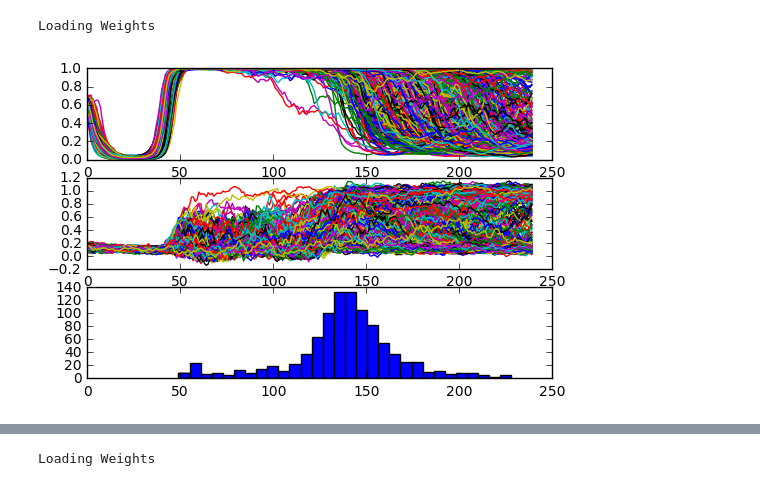
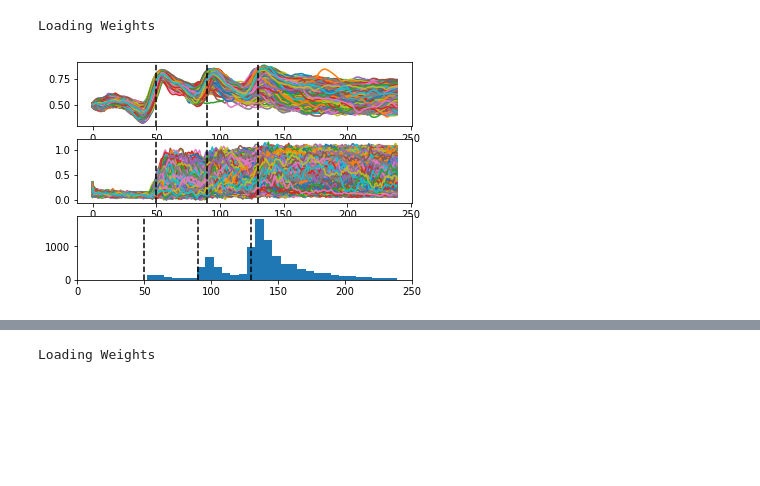
Before and after one commit to davidbrandfonbrener/sisyphus2, a Jupyter notebook: notebooks/color_matching_training_attention.ipynb, the cells around one changed output, grey strips where cells are left out. Saved outputs shown, nothing was run; the diff lists cells and outputs as text; code cells hidden in the pictures; blank space fills up the shorter version.

```diff
--- a/notebooks/color_matching_training_attention.ipynb
+++ b/notebooks/color_matching_training_attention.ipynb
@@ -75,9 +75,10 @@ display_step = 20
     cm_att_curr1 - with attention (400 ms stimuli epoch)
     cm_att_rew_curr0 - with attention and rewards (400 ms stimuli epoch)
     cm_att_curr2 - with attention (stimulus stays until end of trial)
+    cm_att_l2_curr0 - same as cm_att_curr2 with l2 penalty on attention
 '''
 
-tag = 'cm_att_curr2'
+tag = 'cm_att_l2_curr0'
 weights_path = '../weights/'+tag+'.npz'
 params_path = '../weights/'+tag+'_params.p'
 
@@ -89,7 +90,7 @@ params = cm.set_params(coherences=cohs,
 generator = cm.generate_train_trials(params)
 # %%
 #Attention Weight specific params
-params['L2_attention'] = 1.  #attention regularizer
+params['L2_attention'] = .002  #attention regularizer
 params['tau_fw'] = 50.       #initial time constant of attention update
 params['gamma_train'] = True  #trainable gamma (dt/tu_fw)
 params['phi_train'] = False    #trainable phi (sensitivity to fws)
@@ -139,11 +140,12 @@ if False:
     sess.close()
 # %%
 #curriculum learning
-if True:
+if False:
 
     coh_factors = np.array([1.,.8,.5,.3,.1]) #np.arange(1.,0,-.2)
 
     params['load_weights_path'] = None
+    params['N_batch'] = params['sample_size'] = 128
     training_iters = 300000
 
 
@@ -193,7 +177,7 @@ Norm of Grad Wrec= 0.0149755
 
 tf.reset_default_graph()
 params['coherences'] = np.array([0.])
-params['N_batch'] = params['sample_size'] = 1000
+params['N_batch'] = params['sample_size'] = 10000
 params['load_weights_path'] = weights_path
 
 generator = cm.generate_train_trials(params)
@@ -212,27 +196,36 @@ Loading Weights
 # %%
 w = np.load(weights_path)
 
 att_null = np.asarray(att_null)
 s_null = np.asarray(s_null)
 o_null = state_to_output(s_null,w)
 
 soft_att_null = np.zeros(att_null.shape)
 for ii in range(soft_att_null.shape[1]):
     soft_att_null[:,ii,:] = softmax(att_null[:,ii,:]).T
 
-rts,choice = get_rts(o_null,thresh=.5)
+rts,choice = get_rts(o_null,thresh=.6)
 
 plt.subplot(3,1,1)
 plt.plot(soft_att_null[:,:,0])
+plt.axvline(50,c='k',linestyle='--')
+plt.axvline(90,c='k',linestyle='--')
+plt.axvline(130,c='k',linestyle='--')
 
 plt.subplot(3,1,2)
 plt.plot(o_null[:,:,0])
+plt.axvline(50,c='k',linestyle='--')
+plt.axvline(90,c='k',linestyle='--')
+plt.axvline(130,c='k',linestyle='--')
 
 plt.subplot(3,1,3)
 plt.hist(rts[rts>0],30)
 plt.xlim([0,250])
+plt.axvline(50,c='k',linestyle='--')
+plt.axvline(90,c='k',linestyle='--')
+plt.axvline(130,c='k',linestyle='--')
 
 
 plt.show()
 # %% [output]
-[figure, old version]
+[figure, new version]
```
Also changed, not shown: parts of 12 cells of this notebook, 1 other file.
